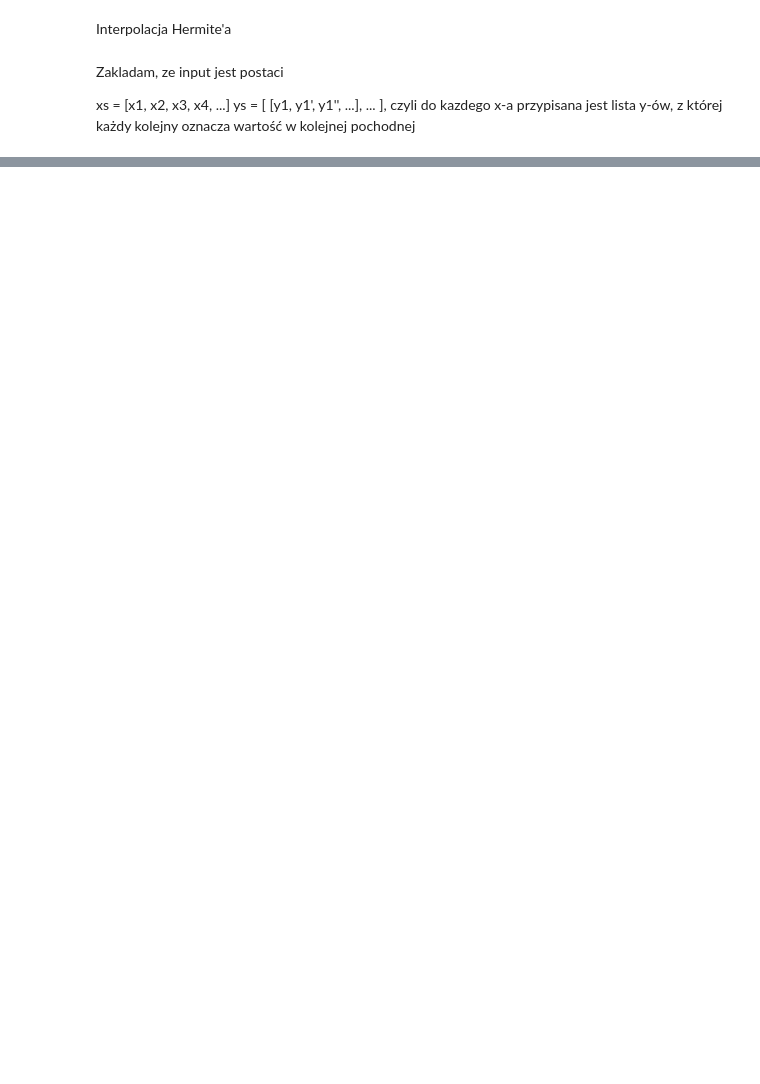
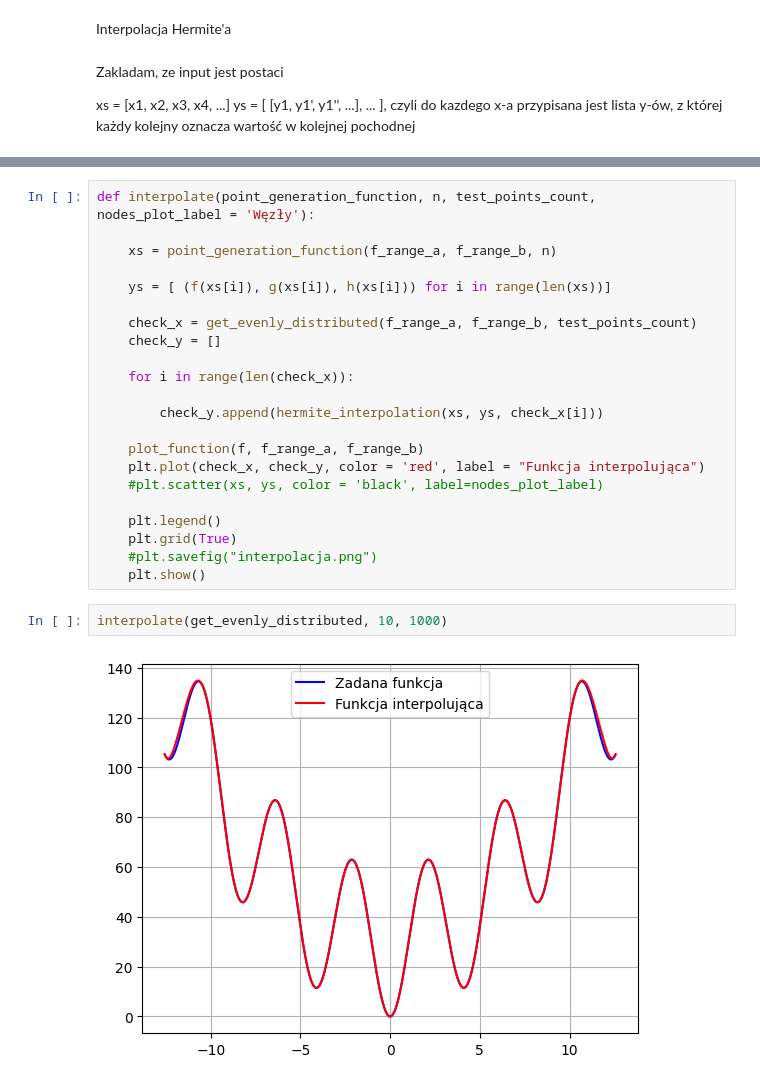
Before and after one commit to JakubFr4czek/MOwNiT, a Jupyter notebook: Lab3/lab3.ipynb, the cells around one changed output, grey strips where cells are left out. Saved outputs shown, nothing was run; the diff lists cells and outputs as text; blank space fills up the shorter version.

```diff
--- a/Lab3/lab3.ipynb
+++ b/Lab3/lab3.ipynb
@@ -92,0 +161,26 @@ twojsza:  110730007.0
+# %%
+def interpolate(point_generation_function, n, test_points_count, nodes_plot_label = 'Węzły'):
+
+    xs = point_generation_function(f_range_a, f_range_b, n)
+
+    ys = [ (f(xs[i]), g(xs[i]), h(xs[i])) for i in range(len(xs))]
+
+    check_x = get_evenly_distributed(f_range_a, f_range_b, test_points_count)
+    check_y = []
+
+    for i in range(len(check_x)):
+
+        check_y.append(hermite_interpolation(xs, ys, check_x[i]))
+
+    plot_function(f, f_range_a, f_range_b)
+    plt.plot(check_x, check_y, color = 'red', label = "Funkcja interpolująca")
+    #plt.scatter(xs, ys, color = 'black', label=nodes_plot_label)
+
+    plt.legend()
+    plt.grid(True)
+    #plt.savefig("interpolacja.png")
+    plt.show()
+# %%
+interpolate(get_evenly_distributed, 10, 1000)
+# %% [output]
+[figure, added]
```
Also changed, not shown: parts of 24 cells of this notebook.
